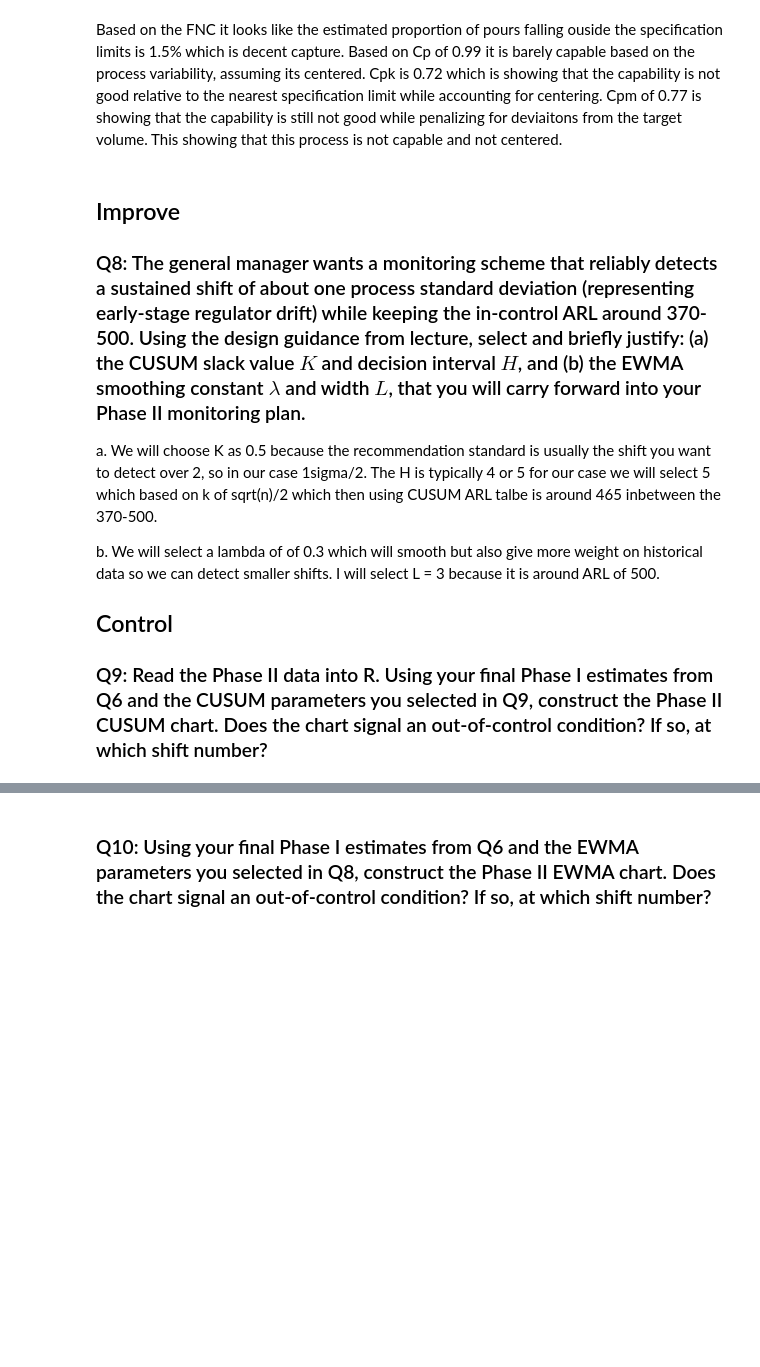
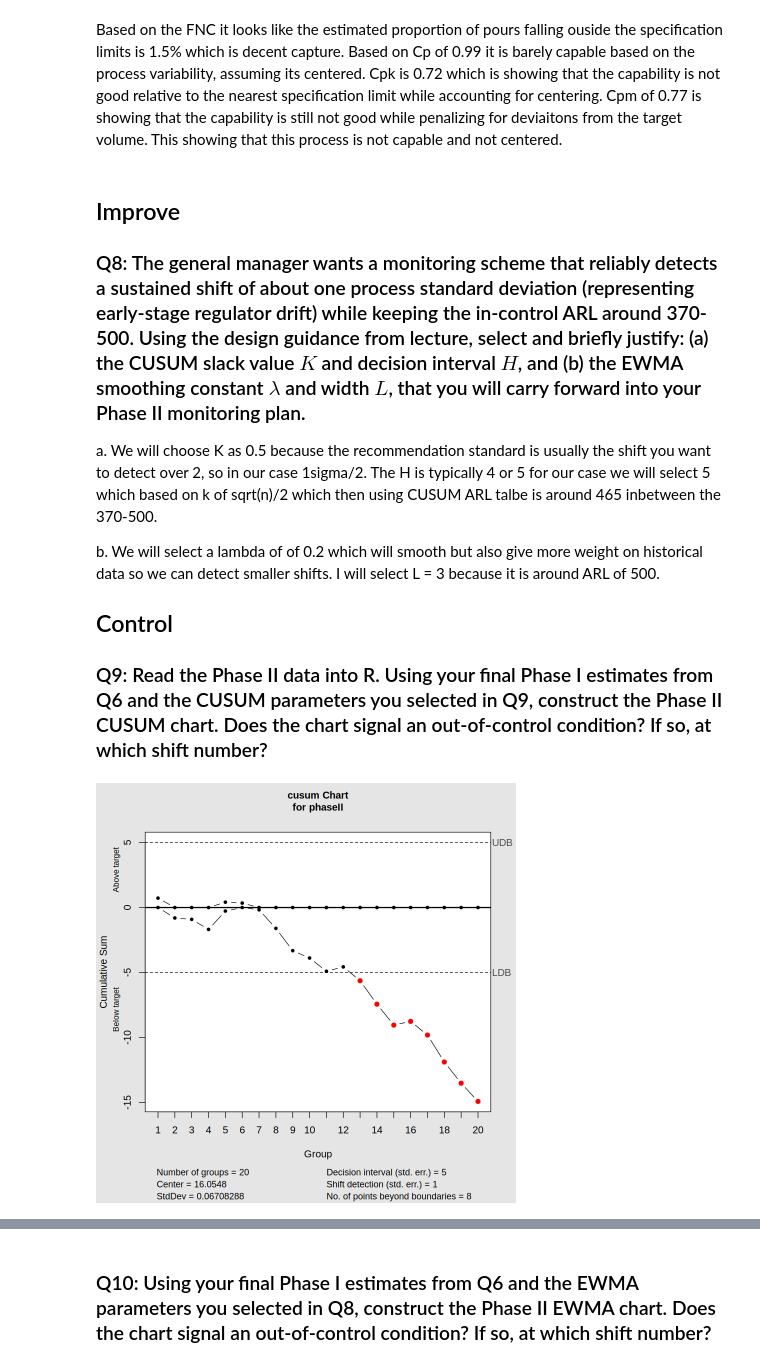
Before and after one commit to Abarre71/STAT-7110-Quality-Control, a Jupyter notebook: Assignments/HW2/STAT-7110-HW2_Barrett.ipynb, the cells around one changed output, grey strips where cells are left out. Cells and saved outputs as stored; diff of their text form; code cells hidden in the pictures; blank space fills up the shorter version.

```diff
--- a/Assignments/HW2/STAT-7110-HW2_Barrett.ipynb
+++ b/Assignments/HW2/STAT-7110-HW2_Barrett.ipynb
@@ -273,10 +273,29 @@ Based on the FNC it looks like the estimated proportion of pours falling ouside
 
 a. We will choose K as 0.5 because the recommendation standard is usually the shift you want to detect over 2, so in our case 1sigma/2. The H is typically 4 or 5 for our case we will select 5 which based on k of sqrt(n)/2 which then using CUSUM ARL talbe is around 465 inbetween the 370-500.
 
-b. We will select a lambda of of 0.3 which will smooth but also give more weight on historical data so we can detect smaller shifts.  I will select L = 3 because it is around ARL of 500.
+b. We will select a lambda of of 0.2 which will smooth but also give more weight on historical data so we can detect smaller shifts.  I will select L = 3 because it is around ARL of 500.
 
 ## Control
 
 ### Q9: Read the Phase II data into R. Using your final Phase I estimates from Q6 and the CUSUM parameters you selected in Q9, construct the Phase II CUSUM chart. Does the chart signal an out-of-control condition? If so, at which shift number?
 # %%
 ## Q9 Code ##
+phaseII <- read_excel("/content/STAT-7110-Quality-Control/Assignments/HW2/BustersSportsBar_PhaseII.xlsx")
+phaseII <- phaseII |> select(-"Shift")
+
+mu0 <- phaseI_Xchart_omit12
+sigma_hat<-phaseI_Xchart_omit12$std.dev
+
+k <- 0.5
+h <- 5
+
+phaseII_CUSUM<- cusum(
+phaseII,
+  center = phaseI_Xchart_omit12$center,
+  std.dev = phaseI_Xchart_omit12$std.dev,
+  se.shift = k * 2,
+  decision.interval = h,
+  plot = TRUE
+)
+# %% [output]
+[figure, added]
```
Also changed, not shown: parts of 6 cells of this notebook.
